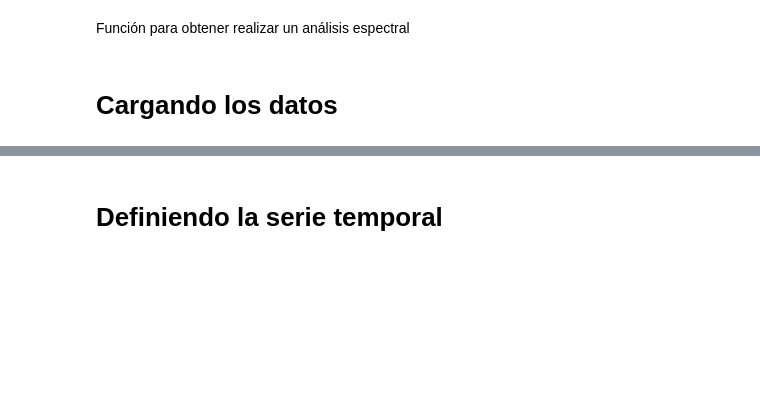
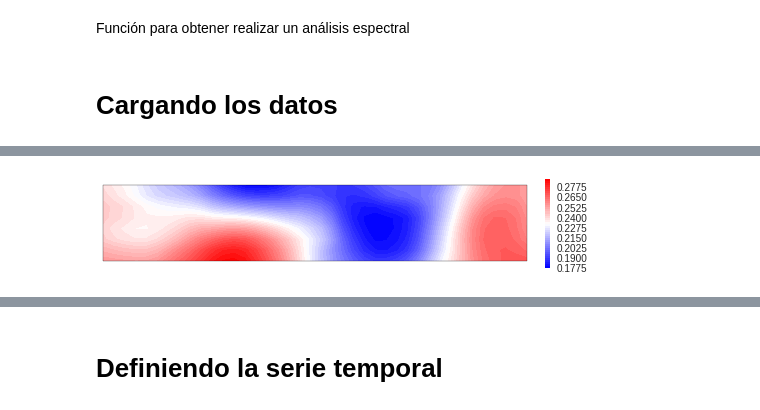
Before and after one commit to FrankAyalaC/Nivel-del-mar-en-Buenaventura, a Jupyter notebook: Scripts/Tarea 1. SLM.ipynb, the cells around one changed output, grey strips where cells are left out. Cells and saved outputs as stored; diff of their text form; code cells hidden in the pictures; blank space fills up the shorter version.

```diff
--- a/Scripts/Tarea 1. SLM.ipynb
+++ b/Scripts/Tarea 1. SLM.ipynb
@@ -111,10 +115,10 @@ def T_fourier(serie):
 #     lat=data.variables["lat"][:]
 #     lon=data.variables["lon"][:]
 # %%
-ruta= "D:\Google Drive\Documents\Semestre 10\Analisis de datos ambientales\Tarea 1\Dataset\sst.mon.mean.nc"
+ruta= "../Dataset/Glorys/1998.nc"
 data=reading_netcdf(ruta)
-lon=data["lon"][:]
-lat=data["lat"][:]
-sst=data["sst"][:]
+lon=data["longitude"][:]
+lat=data["latitude"][:]
+sst=data["sla"][:]
 time=data["time"][:]
 # %% [output]
@@ -124,0 +133,3 @@ sst (2028, 180, 360) degC
+# %%
+idx_lon=np.where((lon>260)&(lon<270))[0]
+idx_lat=np.where((lat>4)&(lat<6))[0]
@@ -124,0 +145,10 @@ sst (2028, 180, 360) degC
+# %%
+# plt.figure(figsize=(8,100))
+ax = plt.axes(projection=ccrs.PlateCarree())
+x,y=np.meshgrid(lon[idx_lon],lat[idx_lat])
+cf=ax.contourf(x,y,sst[0,idx_lat[0]:idx_lat[-1]+1,idx_lon[0]:idx_lon[-1]+1],50,transform=ccrs.PlateCarree(),cmap="bwr")
+ax.coastlines()
+plt.colorbar(cf,fraction=0.01, pad=0.04)
+plt.show()
+# %% [output]
+[figure, added]
```
Also changed, not shown: parts of 24 cells of this notebook, 7 other files.
